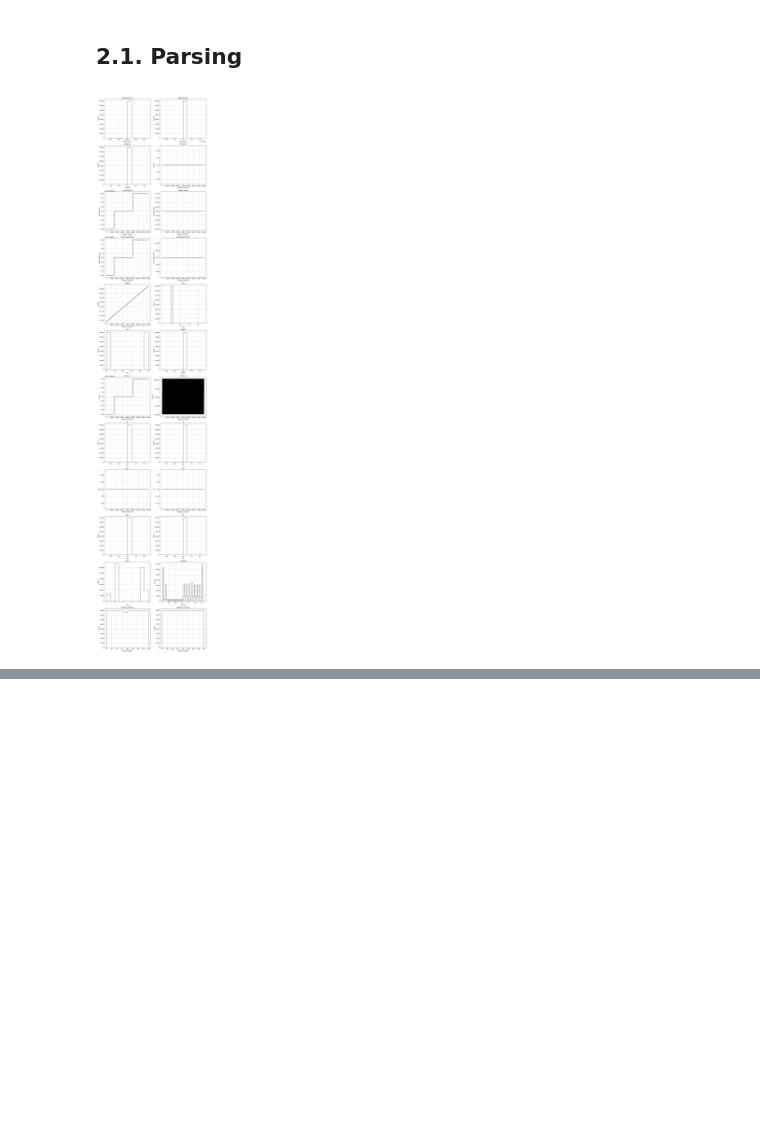
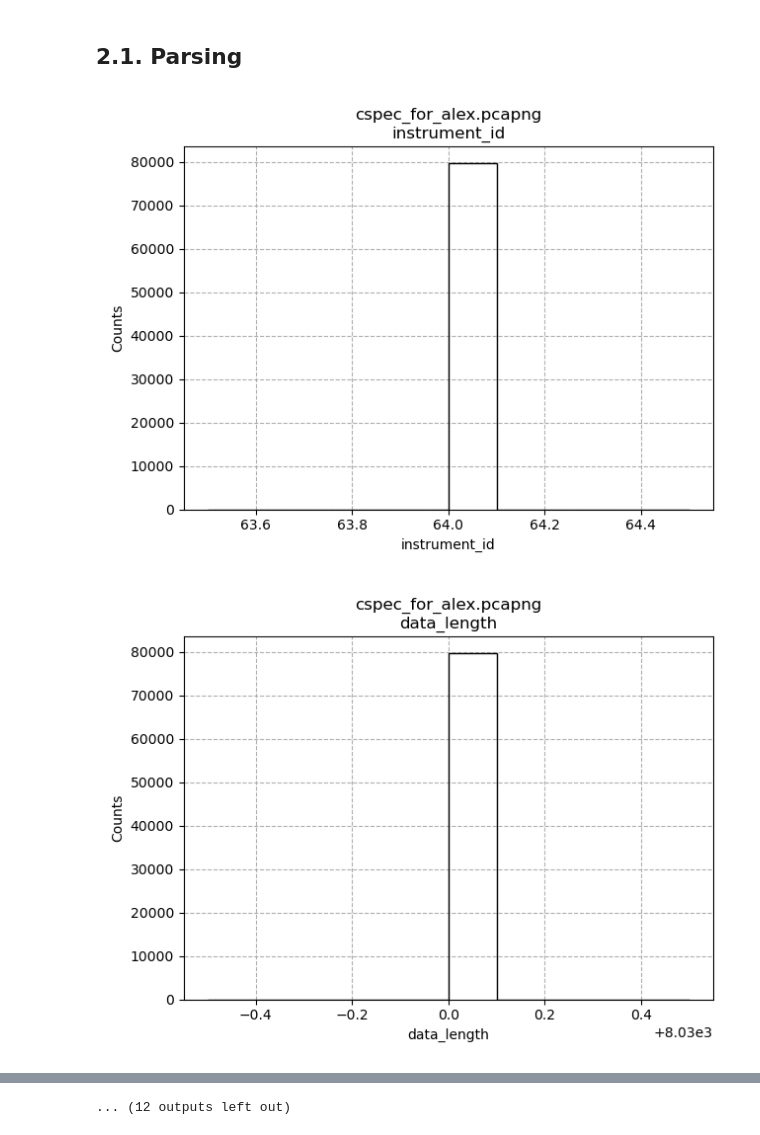
Before and after one commit to ess-dg/mg-let-2022-vmm-analysis, a Jupyter notebook: notebooks/preparations.ipynb, the cells around one changed output, grey strips where cells are left out. Drawn from its saved outputs; the diff is of its cells as text; code cells hidden in the pictures; blank space fills up the shorter version.

Commit message:
Chaned location for output of plots

```diff
--- a/notebooks/preparations.ipynb
+++ b/notebooks/preparations.ipynb
@@ -97,12 +97,13 @@ df_let_test = mg_read.read_vmm_data(TEST_FOLDER + 'cspec_for_alex.pcapng')
 def plot_vmm_data(df, title):
     columns = list(df)
     xy_plot_ids = np.array([4, 5, 6, 7, 8, 9, 13, 14, 17, 18]) - 1
-    fig = plt.figure()
-    fig.set_figwidth(12)
-    fig.set_figheight(60)
-    fig.suptitle(title, y=1.005)
+    #fig = plt.figure()
+    #fig.set_figwidth(12)
+    #fig.set_figheight(40)
+    #fig.suptitle(title, y=1.005)
     for i, column in enumerate(columns):
-        plt.subplot(12, 2, i+1)
+        fig = plt.figure()
+        #plt.subplot(12, 2, i+1)
         df_temp = df[column].to_numpy()
         if i in xy_plot_ids:
             plt.plot(df_temp, color='black')
@@ -123,8 +124,9 @@ def plot_vmm_data(df, title):
         plt.title(column)
         plt.grid(True, which='major', linestyle='--', zorder=0)
         plt.grid(True, which='minor', linestyle='--', zorder=0)
-        fig.savefig('test.png')
-    plt.tight_layout()
+        plt.title('%s.pcapng\n%s' % (title, column))
+        plt.tight_layout()
+        fig.savefig('../output/%s_%s.png' % (title, column))
 
 def plot_time_stamp(df, time_resolution, title):
     fig = plt.figure()
@@ -140,7 +142,8 @@ def plot_time_stamp(df, time_resolution, title):
 #plot_vmm_data(df_test_1, 'freiatest')
 # %%
 # Test some data sets
-plot_vmm_data(df_let_test, 'LET test data 1')
+plot_vmm_data(df_let_test, 'cspec_for_alex')
 #df_freia_test[(df_freia_test.packet_number == 1) && (df_freia_test.packet_number == 1)]
 # %% [output]
-[figure, old version]
+[figure, new version]
+[figure, added]
@@ -146,0 +160 @@ plot_vmm_data(df_let_test, 'LET test data 1')
+... (12 outputs left out)
```
Also changed, not shown: parts of 1 cell of this notebook.
